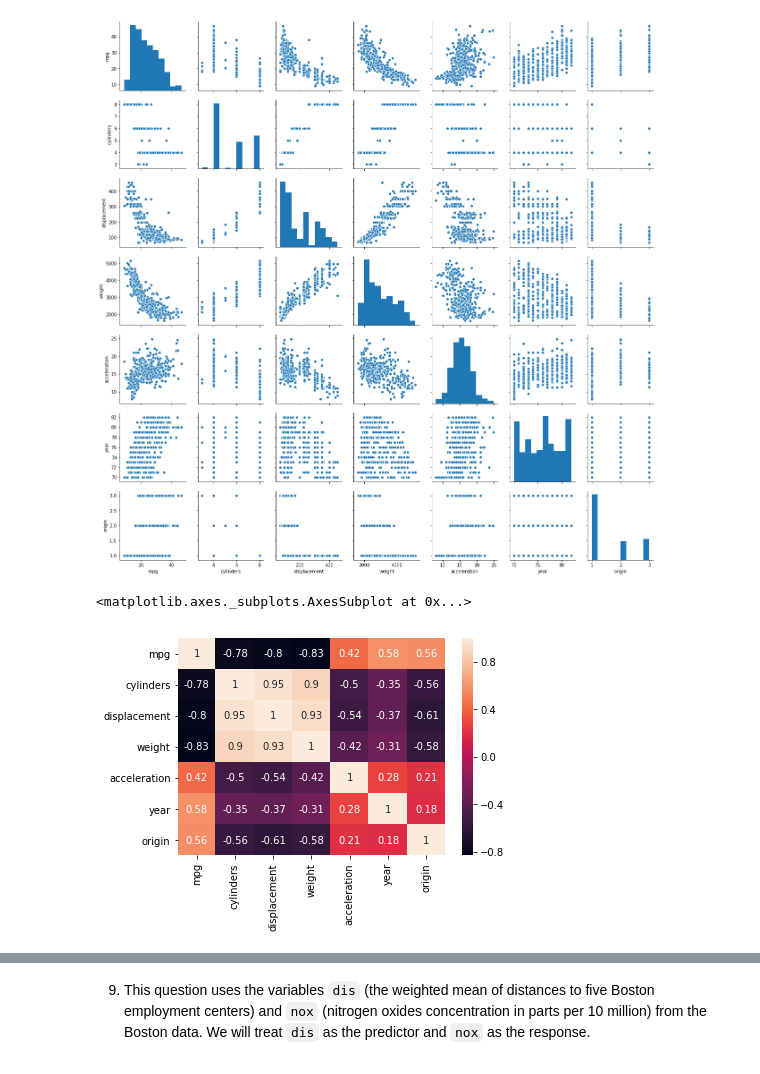
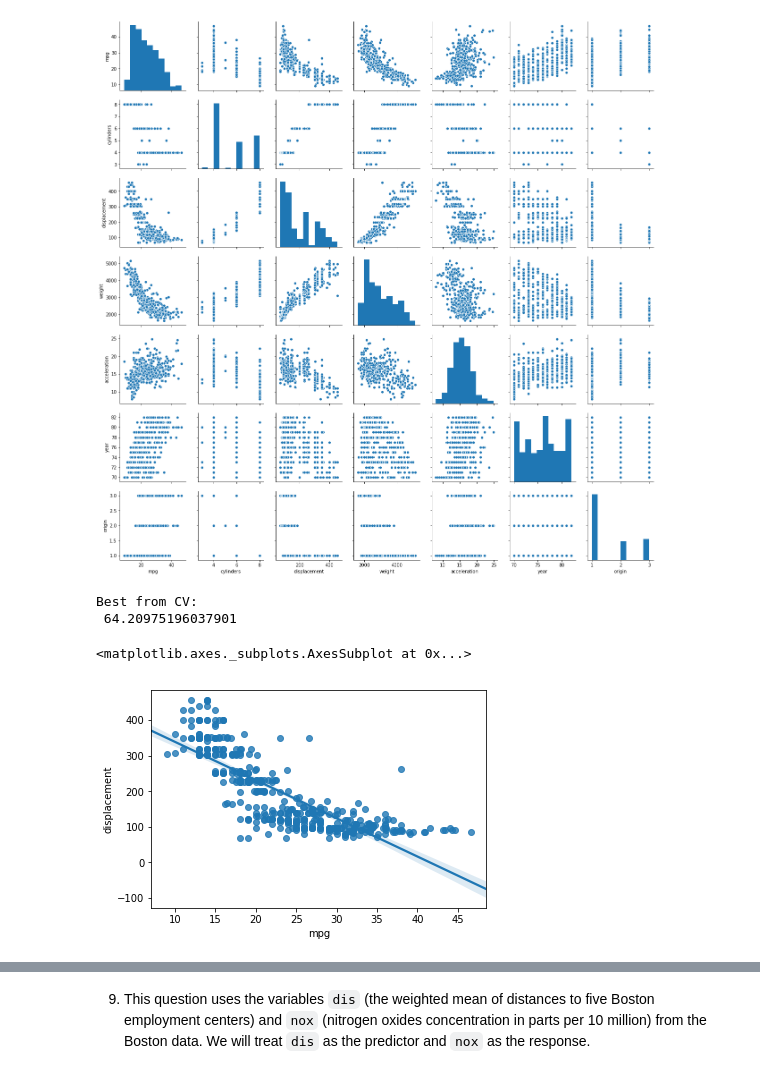
Before and after one commit to coxy1989/mlsabbatical, a Jupyter notebook: notebooks/statistical_learning/ch7_statistical_learning/applied.ipynb, the cells around one changed output, grey strips where cells are left out. Drawn from its saved outputs; the diff is of its cells as text; code cells hidden in the pictures.

```diff
--- a/notebooks/statistical_learning/ch7_statistical_learning/applied.ipynb
+++ b/notebooks/statistical_learning/ch7_statistical_learning/applied.ipynb
@@ -210,8 +217,3 @@ sns.pairplot(auto_df)
 # %% [output]
 <seaborn.axisgrid.PairGrid at 0x...>
 [figure]
-# %%
-sns.heatmap(auto_df.corr(), annot=True)
-# %% [output]
-<matplotlib.axes._subplots.AxesSubplot at 0x...>
-[figure, removed]
@@ -219,0 +234,37 @@ sns.heatmap(auto_df.corr(), annot=True)
+# %%
+def run_cv(df, n_splits, extract_x, extract_y, fit_model, rnge):
+    cv_result = pd.DataFrame()
+    for train_idx, test_idx in model_selection.KFold(n_splits=n_splits).split(df):
+        train, test = df.iloc[train_idx], df.iloc[test_idx]
+        rmses = []
+        for i in rnge:
+            # train
+            train_X = extract_x(train, i)
+            train_y = extract_y(train)
+            model = fit_model(train_X, train_y)
+            # test
+            test_X =  extract_x(test, i)
+            test_y = extract_y(test)
+            preds = model.predict(test_X)
+            rmse = np.sqrt(metrics.mean_squared_error(test_y, preds))
+            rmses.append(rmse)
+        cv_result = cv_result.append(pd.Series(rmses), ignore_index=True)
+    return cv_result
+# %%
+# Explore the non-linear relationship between displacement and mpg (1)
+# Benchmark against linear regression
+
+cv_result = run_cv(auto_df,
+                   10,
+                   lambda df, i: pd.DataFrame(df.mpg),
+                   lambda df: df.displacement,
+                   lambda x, y: linear_model.LinearRegression().fit(x, y),
+                   range(1,2))
+
+print('Best from CV:\n {}'.format(cv_result.mean()[0]))
+sns.regplot(x='mpg', y='displacement', data=auto_df)
+# %% [output]
+Best from CV:
+ 64.20975196037901
+<matplotlib.axes._subplots.AxesSubplot at 0x...>
+[figure, added]
```
Also changed, not shown: parts of 26 cells of this notebook, 1 other file.
